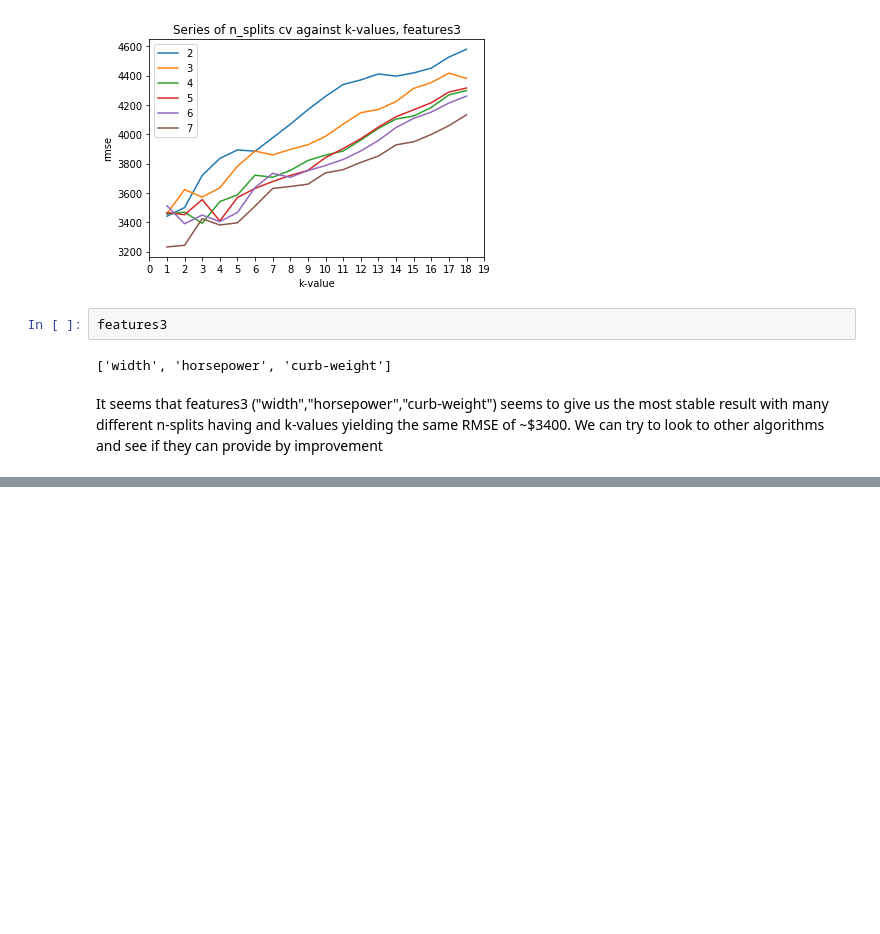
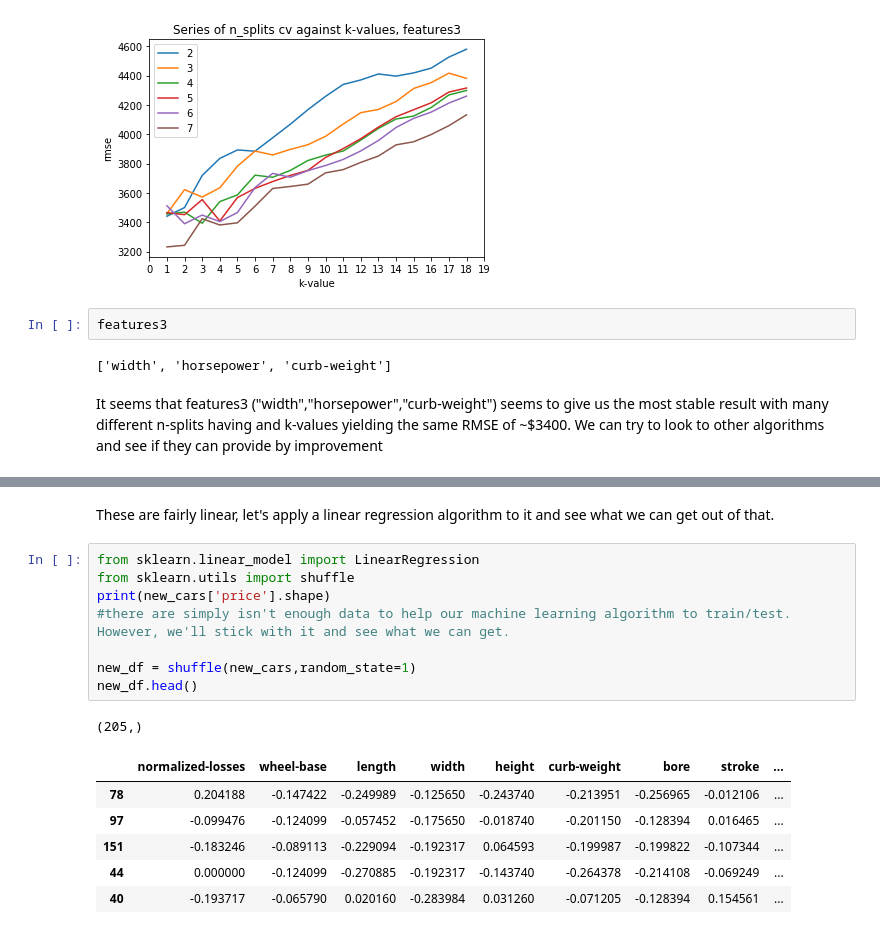
Before and after one commit to vta92/DS_projects, a Jupyter notebook: Predicting_car_project/car_prediction.ipynb, the cells around one changed output, grey strips where cells are left out. Saved outputs shown, nothing was run; the diff lists cells and outputs as text; blank space fills up the shorter version.

```diff
--- a/Predicting_car_project/car_prediction.ipynb
+++ b/Predicting_car_project/car_prediction.ipynb
@@ -342,0 +352,18 @@ from sklearn.linear_model import LinearRegression
+# %% [markdown]
+These are fairly linear, let's apply a linear regression algorithm to it and see what we can get out of that.
+# %%
+from sklearn.linear_model import LinearRegression
+from sklearn.utils import shuffle
+print(new_cars['price'].shape)
+#there are simply isn't enough data to help our machine learning algorithm to train/test. However, we'll stick with it and see what we can get.
+
+new_df = shuffle(new_cars,random_state=1)
+new_df.head()
+# %% [output]
+(205,)
+|  | normalized-losses | wheel-base | length | width | height | curb-weight | bore | stroke | ... |
+| 78 | 0.204188 | -0.147422 | -0.249989 | -0.125650 | -0.243740 | -0.213951 | -0.256965 | -0.012106 | ... |
+| 97 | -0.099476 | -0.124099 | -0.057452 | -0.175650 | -0.018740 | -0.201150 | -0.128394 | 0.016465 | ... |
+| 151 | -0.183246 | -0.089113 | -0.229094 | -0.192317 | 0.064593 | -0.199987 | -0.199822 | -0.107344 | ... |
+| 44 | 0.000000 | -0.124099 | -0.270885 | -0.192317 | -0.143740 | -0.264378 | -0.214108 | -0.069249 | ... |
+| 40 | -0.193717 | -0.065790 | 0.020160 | -0.283984 | 0.031260 | -0.071205 | -0.128394 | 0.154561 | ... |
```
Also changed, not shown: parts of 4 cells of this notebook.
